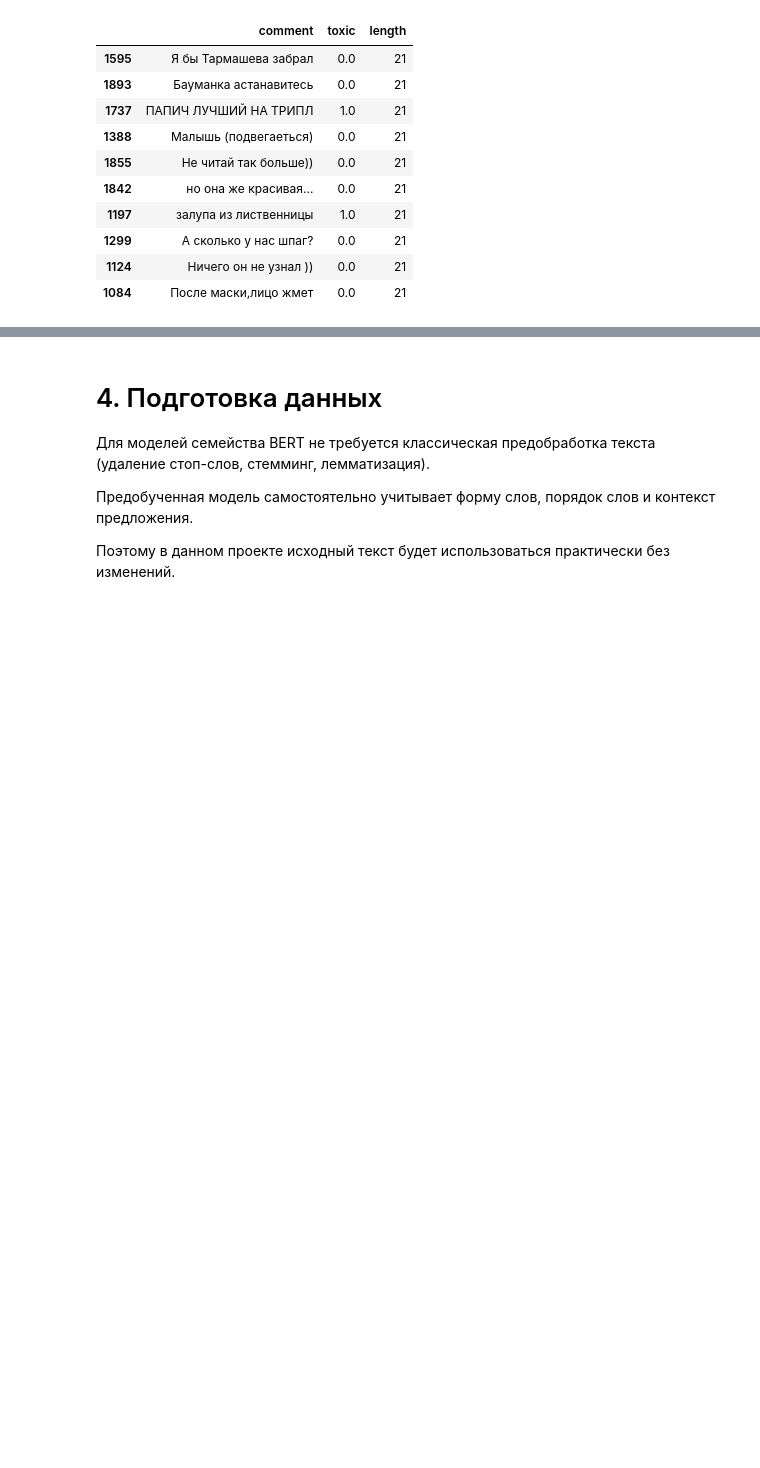
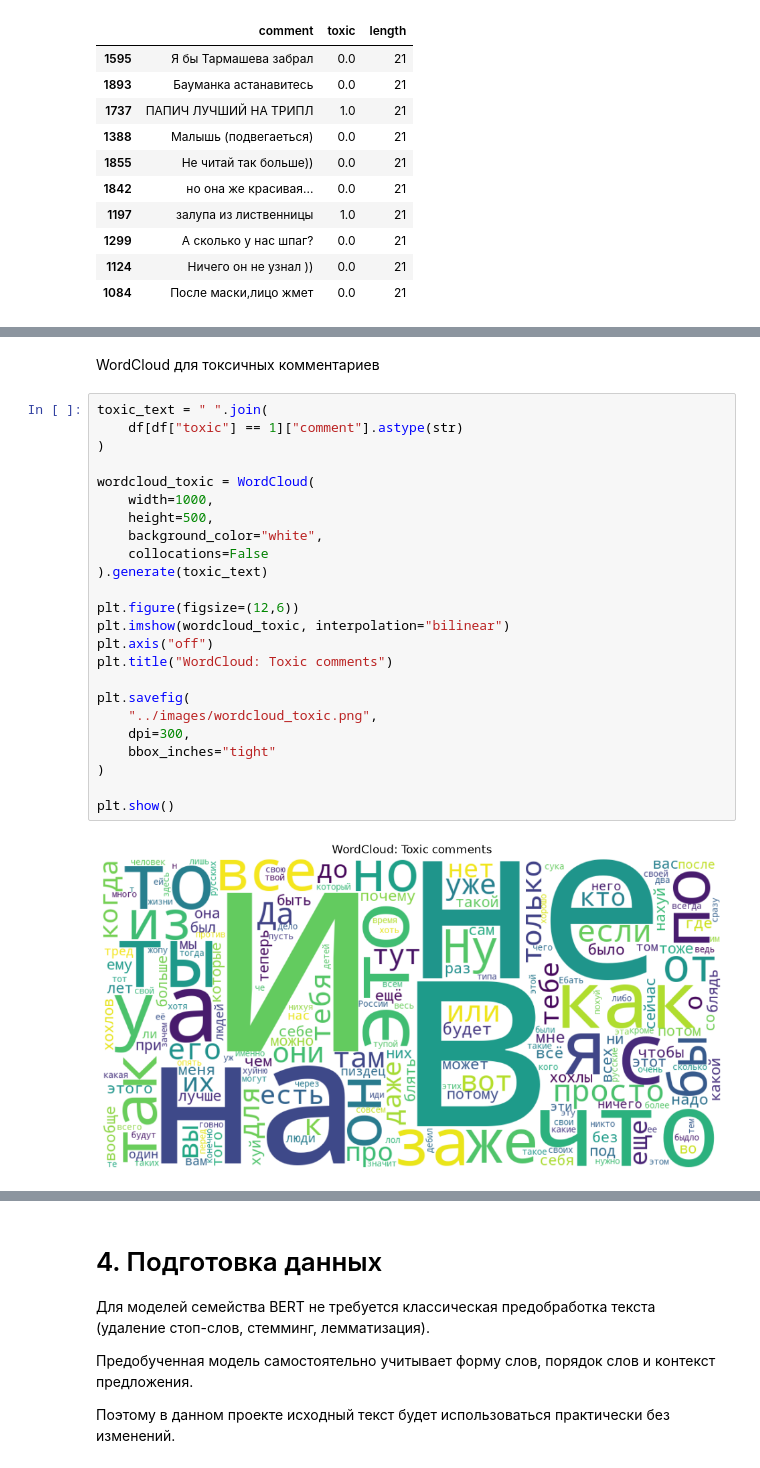
Before and after one commit to freedal1/smart-toxic-classifier, a Jupyter notebook: notebooks/01_experiments.ipynb, the cells around one changed output, grey strips where cells are left out. Drawn from its saved outputs; the diff is of its cells as text; blank space fills up the shorter version.

```diff
--- a/notebooks/01_experiments.ipynb
+++ b/notebooks/01_experiments.ipynb
@@ -282,0 +323,28 @@ df.sort_values("length").head(10)
+# %% [markdown]
+WordCloud для токсичных комментариев
+# %%
+toxic_text = " ".join(
+    df[df["toxic"] == 1]["comment"].astype(str)
+)
+
+wordcloud_toxic = WordCloud(
+    width=1000,
+    height=500,
+    background_color="white",
+    collocations=False
+).generate(toxic_text)
+
+plt.figure(figsize=(12,6))
+plt.imshow(wordcloud_toxic, interpolation="bilinear")
+plt.axis("off")
+plt.title("WordCloud: Toxic comments")
+
+plt.savefig(
+    "../images/wordcloud_toxic.png",
+    dpi=300,
+    bbox_inches="tight"
+)
+
+plt.show()
+# %% [output]
+[figure, added]
```
Also changed, not shown: parts of 6 cells of this notebook, 2 other files.
